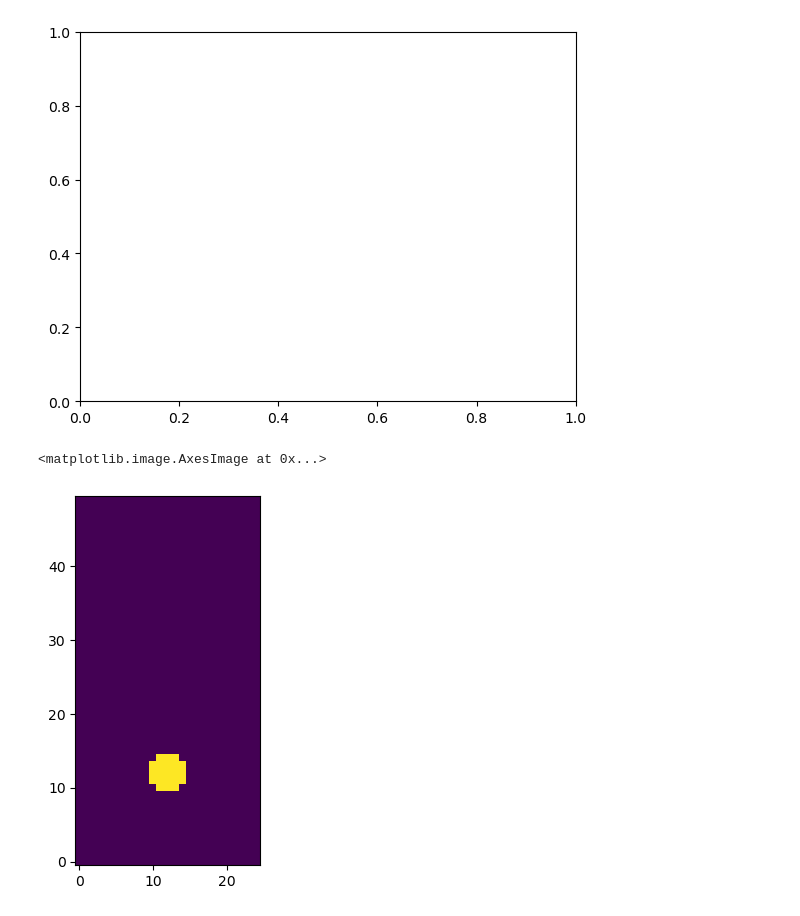
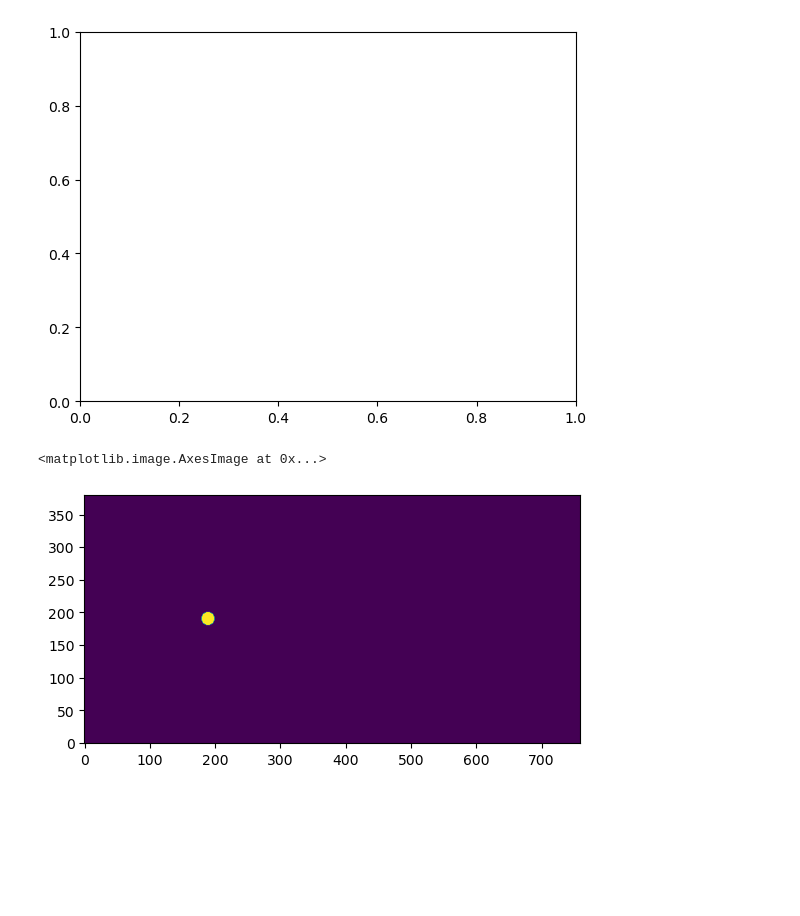
Before and after one commit to MaxBille/lettuce, a Jupyter notebook: myTest/cylinder3D_development_v2.ipynb, the cells around one changed output. Cells and saved outputs as stored; diff of their text form; code cells hidden in the pictures; blank space fills up the shorter version.

```diff
--- a/myTest/cylinder3D_development_v2.ipynb
+++ b/myTest/cylinder3D_development_v2.ipynb
@@ -27,7 +27,7 @@ output_path = "/mnt/ScratchHDD1/Max_Scratch/lbm_simulations"  # lokal HBRS
 #output_path = "/home/mbille3s/02_lbm_simulations"  # cluster HBRS
 
 # name: if you want something specific in the dir-name
-name = "cyl3D_test_VelocityAverage_v01"
+name = "cyl3D_test_IBB1_3D_Re300_v02"
 
 # choose stencil: "D3Q9" dor 2D, "D3Q15", "D3Q19", "D3Q27" for 3D
 stencil_choice = "D3Q27"
@@ -35,9 +35,9 @@ stencil_choice = "D3Q27"
 collision_choice = "bgk"
 # %%
 ### SIMULATION PARAMETERS (and estimation of timesteps needed to reach T_target)
-re = 3900   # Reynoldsnumber
+re = 300   # Reynoldsnumber
 Ma = 0.05     # Machnumber
-n_steps = 34642 #145492 # number of steps
+n_steps = 138564 #145492 # number of steps
 setup_diameter = 1  # D_PU = char_length_pu -> this defines the PU-Reference
 flow_velocity = 1  # U_PU = char_velocity_pu -> this defines the PU-Reference velocity (u_max of inflow)
 
@@ -45,10 +45,10 @@ flow_velocity = 1  # U_PU = char_velocity_pu -> this defines the PU-Reference ve
 periodic_start = 0.9  # relative start of peak_finding for Cd_mean Measurement to cut of any transients
 
 # GEOMETRY
-gridpoints_per_diameter = 5  # gp_per_D = GPD -> this defines the resolution ( D_LU = GPD)
-domain_height_in_D = 5  # D/Y = DpY = diameters per domain width in Y-direction -> this defines the domain-size and total number of Lattice-Nodes
+gridpoints_per_diameter = 20  # gp_per_D = GPD -> this defines the resolution ( D_LU = GPD)
+domain_height_in_D = 19  # D/Y = DpY = diameters per domain width in Y-direction -> this defines the domain-size and total number of Lattice-Nodes
 domain_length_in_D = 2 * domain_height_in_D  # D/X = domain length in X- / flow-direction
-domain_width_in_D = 2  # D/Z = DpZ = diameters per domain width in Z-direction -> domain size in periodic 3rd dimension
+domain_width_in_D = 1/gridpoints_per_diameter  # D/Z = DpZ = diameters per domain width in Z-direction -> domain size in periodic 3rd dimension
 
 # RELATION [GPD to DpY] check
 # if DpY is even, resulting GPD can't be odd for symmetrical cylinder and channel
@@ -65,7 +65,7 @@ if domain_height_in_D % 2 == 0 and gridpoints_per_diameter % 2 != 0:
 u_init = 0    # initial velocity field: # 0: uniform u=0, # 1: uniform u=1, # 2: parabolic, amplitude u_char_lu (similar to poiseuille-flow)
 perturb_init = True   # perturb initial symmetry by small sine-wave in initial velocity field -> triggers Karman-vortex street for Re > 46
 lateral_walls='periodic'  # type of top/bottom boundary: 'bounceback' = frictious wall, 'periodic' = periodic boundary, 'slip' = non-frictious wall
-bc_type='fwbb'  # choose algorithm for bounceback-boundaries: fullway 'fwbb', halfway 'hwbb', linear interpolated 'ibb1'
+bc_type='ibb1'  # choose algorithm for bounceback-boundaries: fullway 'fwbb', halfway 'hwbb', linear interpolated 'ibb1'
 
 # T_PU to n_steps estimation: (for example for Re=200 the periodic state is reached for T_PU > 140)
 T_target=200
@@ -248,10 +246,10 @@ ymin, ymax = ax.get_ylim()
 # %% [output]
 [figure]
 # %%
-plt.imshow(lattice.convert_to_numpy(sim._boundaries[-1].mask)[:,:,0], origin="lower")
+plt.imshow(lattice.convert_to_numpy(sim._boundaries[-1].mask)[:,:,0].T, origin="lower")
 # %% [output]
 <matplotlib.image.AxesImage at 0x...>
-[figure, old version]
+[figure, new version]
 # %%
 plt.imshow(lattice.convert_to_numpy(lattice.u(sim.f))[0,1,:,:], origin="lower")
 # %% [output]
```
Also changed, not shown: parts of 16 cells of this notebook, 2 other files.
